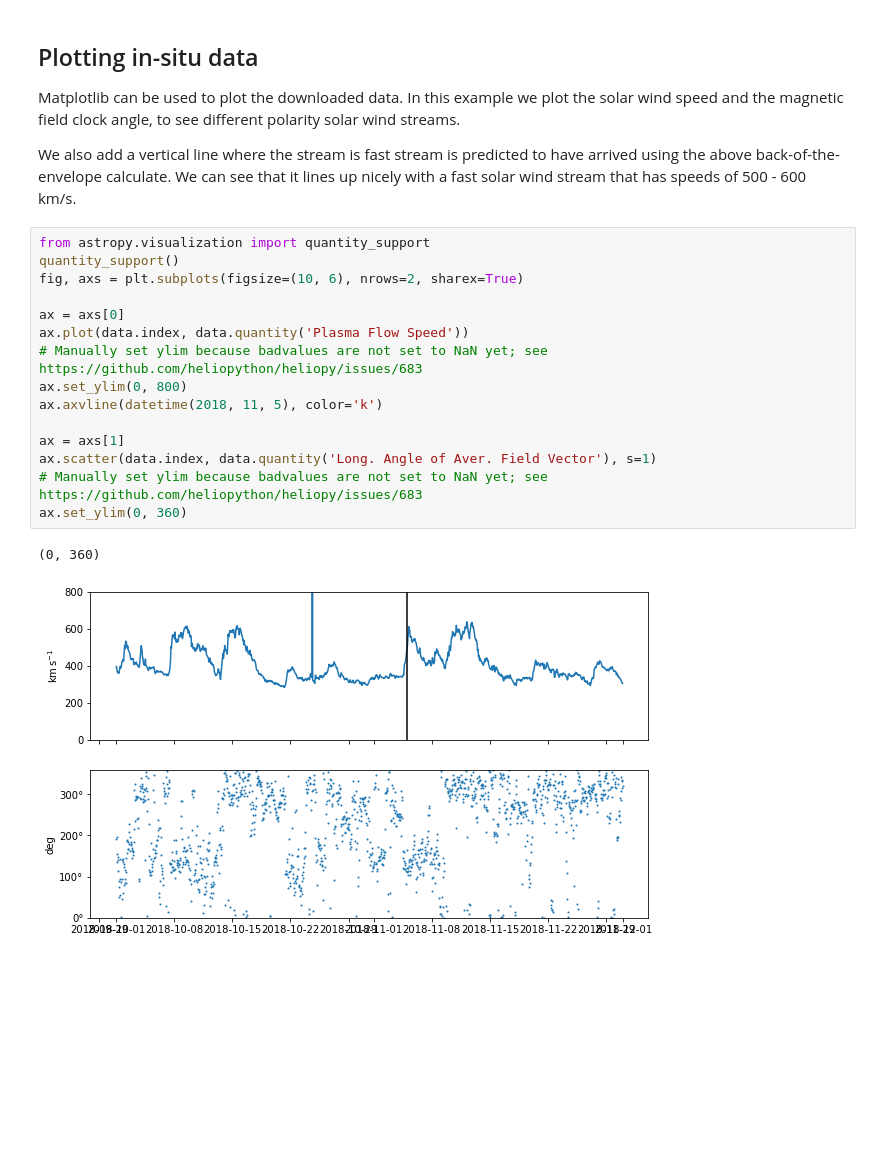
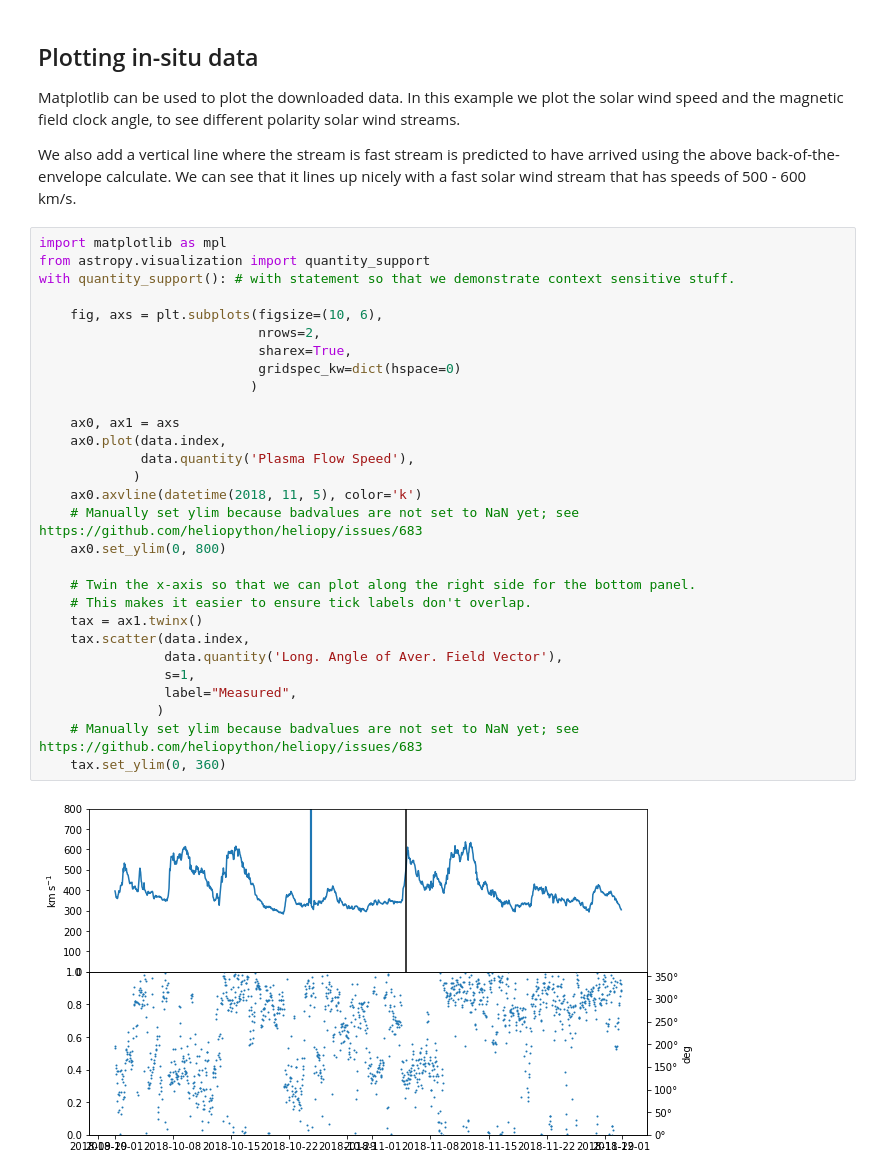
Before and after one commit to dstansby/notebooks, a Jupyter notebook: SHINE/shine.ipynb, the cells around one changed output. Drawn from its saved outputs; the diff is of its cells as text; blank space fills up the shorter version.

```diff
--- a/SHINE/shine.ipynb
+++ b/SHINE/shine.ipynb
@@ -131,20 +131,33 @@ Matplotlib can be used to plot the downloaded data. In this example we plot the
 
 We also add a vertical line where the stream is fast stream is predicted to have arrived using the above back-of-the-envelope calculate. We can see that it lines up nicely with a fast solar wind stream that has speeds of 500 - 600 km/s.
 # %%
+import matplotlib as mpl
 from astropy.visualization import quantity_support
-quantity_support()
-fig, axs = plt.subplots(figsize=(10, 6), nrows=2, sharex=True)
+with quantity_support(): # with statement so that we demonstrate context sensitive stuff.
 
-ax = axs[0]
-ax.plot(data.index, data.quantity('Plasma Flow Speed'))
-# Manually set ylim because badvalues are not set to NaN yet; see https://github.com/heliopython/heliopy/issues/683
-ax.set_ylim(0, 800)
-ax.axvline(datetime(2018, 11, 5), color='k')
+    fig, axs = plt.subplots(figsize=(10, 6),
+                            nrows=2,
+                            sharex=True,
+                            gridspec_kw=dict(hspace=0)
+                           )
 
-ax = axs[1]
-ax.scatter(data.index, data.quantity('Long. Angle of Aver. Field Vector'), s=1)
-# Manually set ylim because badvalues are not set to NaN yet; see https://github.com/heliopython/heliopy/issues/683
-ax.set_ylim(0, 360)
+    ax0, ax1 = axs
+    ax0.plot(data.index,
+             data.quantity('Plasma Flow Speed'),
+            )
+    ax0.axvline(datetime(2018, 11, 5), color='k')
+    # Manually set ylim because badvalues are not set to NaN yet; see https://github.com/heliopython/heliopy/issues/683
+    ax0.set_ylim(0, 800)
+
+    # Twin the x-axis so that we can plot along the right side for the bottom panel.
+    # This makes it easier to ensure tick labels don't overlap.
+    tax = ax1.twinx()
+    tax.scatter(data.index,
+                data.quantity('Long. Angle of Aver. Field Vector'),
+                s=1,
+                label="Measured",
+               )
+    # Manually set ylim because badvalues are not set to NaN yet; see https://github.com/heliopython/heliopy/issues/683
+    tax.set_ylim(0, 360)
 # %% [output]
-(0, 360)
-[figure, old version]
+[figure, new version]
```
Also changed, not shown: parts of 20 cells of this notebook.
